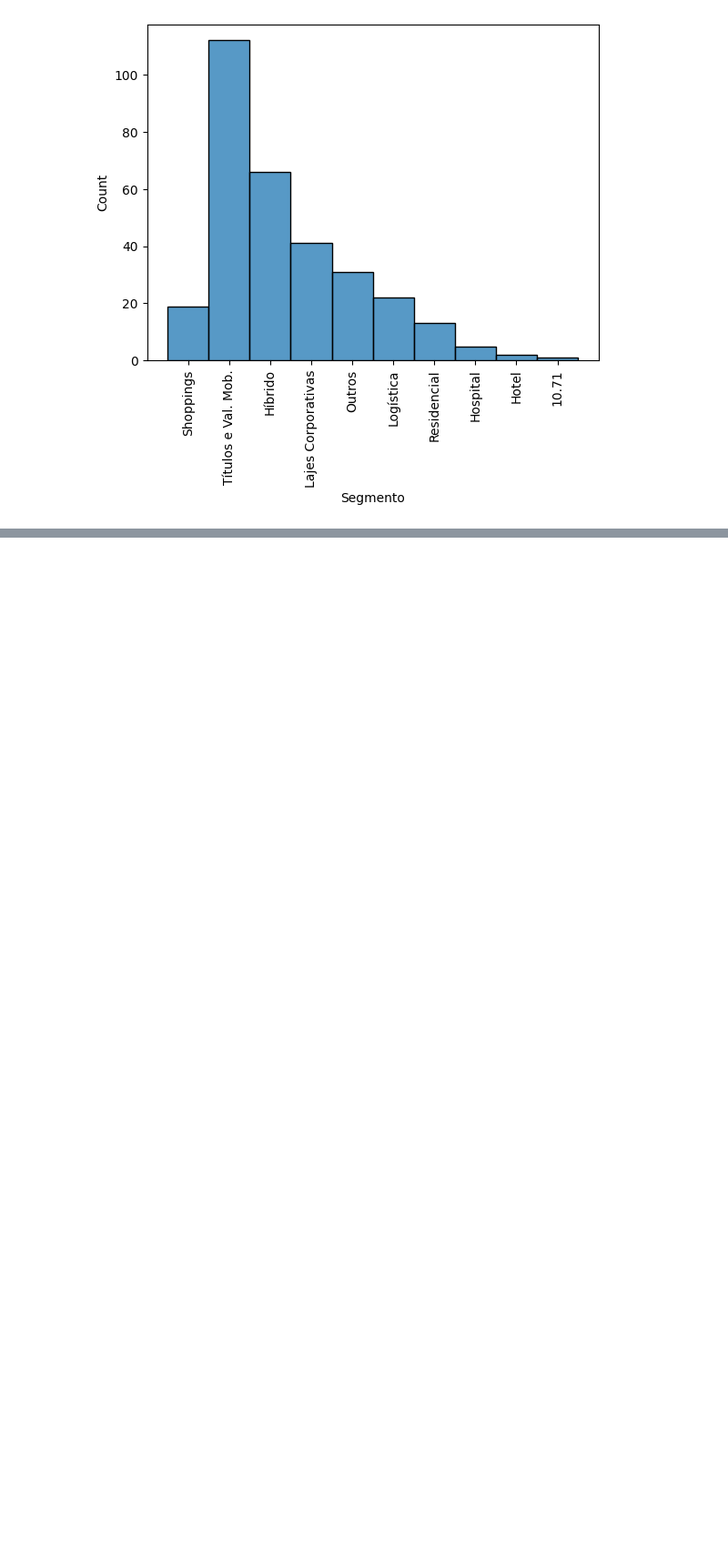
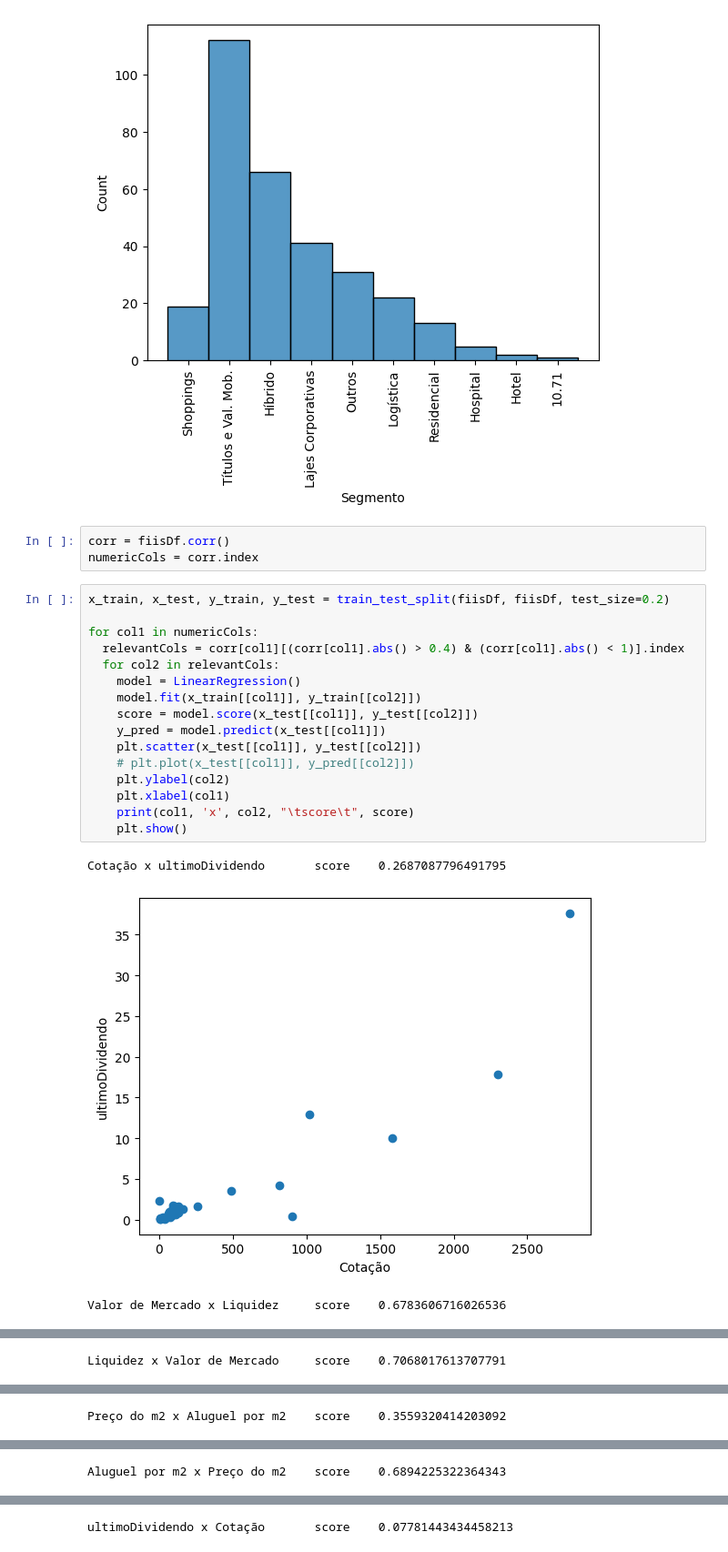
Before and after one commit to DanielSLucas/introducaoDataScience, a Jupyter notebook: praticando/fii/fii.ipynb, the cells around one changed output, grey strips where cells are left out. Shown: that part at 91% size. Cells and saved outputs as stored; diff of their text form; blank space fills up the shorter version.

Commit message:
correlation tests

```diff
--- a/praticando/fii/fii.ipynb
+++ b/praticando/fii/fii.ipynb
@@ -69,3 +71,26 @@ sns.histplot(data=fiisDf, x="Segmento").set_xticklabels(rotation=90, labels=xlab
  Text(8, 0, 'Hotel'),
  Text(9, 0, '10.71')]
 [figure]
+# %%
+corr = fiisDf.corr()
+numericCols = corr.index
+# %%
+x_train, x_test, y_train, y_test = train_test_split(fiisDf, fiisDf, test_size=0.2)
+
+for col1 in numericCols:
+  relevantCols = corr[col1][(corr[col1].abs() > 0.4) & (corr[col1].abs() < 1)].index
+  for col2 in relevantCols:
+    model = LinearRegression()
+    model.fit(x_train[[col1]], y_train[[col2]])
+    score = model.score(x_test[[col1]], y_test[[col2]])
+    y_pred = model.predict(x_test[[col1]])
+    plt.scatter(x_test[[col1]], y_test[[col2]])
+    # plt.plot(x_test[[col1]], y_pred[[col2]])
+    plt.ylabel(col2)
+    plt.xlabel(col1)
+    print(col1, 'x', col2, "\tscore\t", score)
+    plt.show()
+# %% [output]
+Cotação x ultimoDividendo       score    0.2687087796491795
+[figure, added]
+Valor de Mercado x Liquidez     score    0.6783606716026536
@@ -71,0 +98 @@ sns.histplot(data=fiisDf, x="Segmento").set_xticklabels(rotation=90, labels=xlab
+Liquidez x Valor de Mercado     score    0.7068017613707791
@@ -71,0 +100 @@ sns.histplot(data=fiisDf, x="Segmento").set_xticklabels(rotation=90, labels=xlab
+Preço do m2 x Aluguel por m2    score    0.3559320414203092
@@ -71,0 +102 @@ sns.histplot(data=fiisDf, x="Segmento").set_xticklabels(rotation=90, labels=xlab
+Aluguel por m2 x Preço do m2    score    0.6894225322364343
@@ -71,0 +104 @@ sns.histplot(data=fiisDf, x="Segmento").set_xticklabels(rotation=90, labels=xlab
+ultimoDividendo x Cotação       score    0.07781443434458213
```
Also changed, not shown: parts of 4 cells of this notebook, 1 other file.
